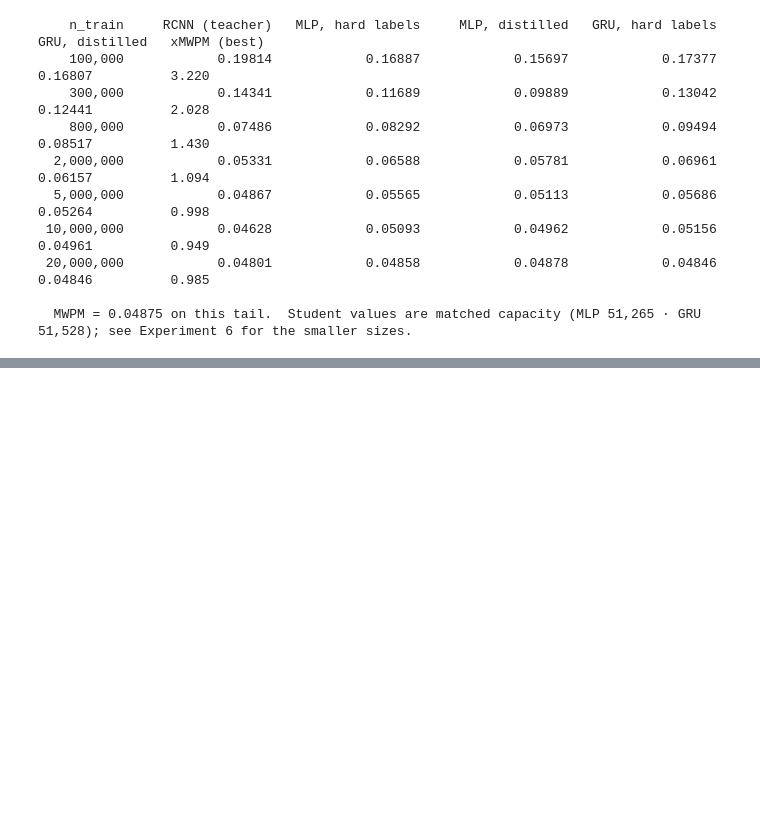
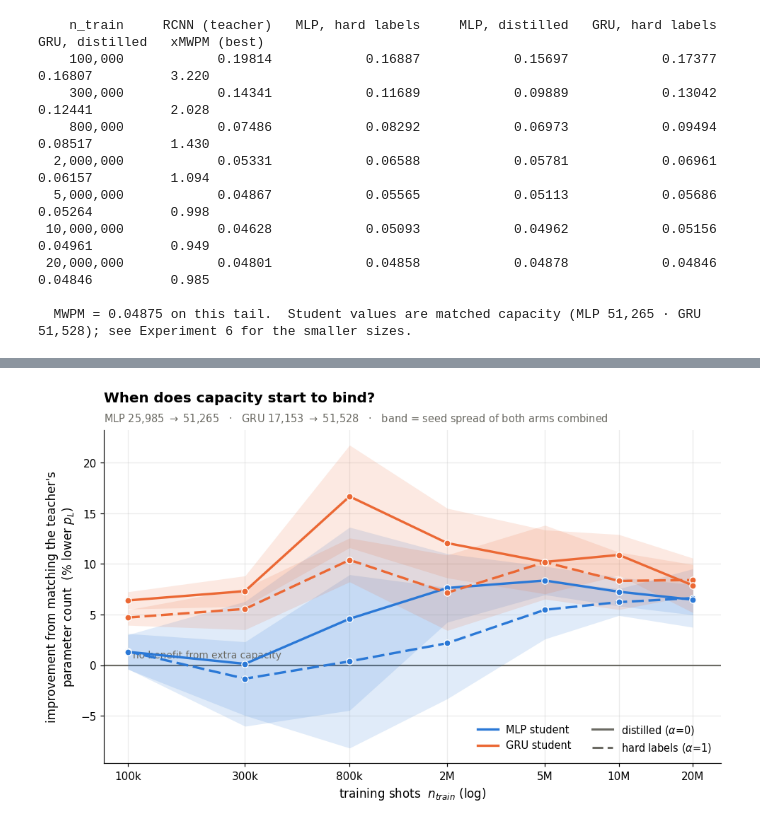
Before and after one commit to karriechey/FNAL-QCDecoding-FPGA, a Jupyter notebook: analysis_notebooks/EXPERIMENTS_LOG.ipynb, the cells around one changed output, grey strips where cells are left out. Saved outputs shown, nothing was run; the diff lists cells and outputs as text; code cells hidden in the pictures; blank space fills up the shorter version.

Commit message:
Add matched-capacity experiment and Experiment 7 figures

```diff
--- a/analysis_notebooks/EXPERIMENTS_LOG.ipynb
+++ b/analysis_notebooks/EXPERIMENTS_LOG.ipynb
@@ -867,3 +867,97 @@ saved -> ../figures/matched_capacity_ladder.pdf (+ .png)
  20,000,000            0.04801            0.04858            0.04878            0.04846            0.04846          0.985
 
   MWPM = 0.04875 on this tail.  Student values are matched capacity (MLP 51,265 · GRU 51,528); see Experiment 6 for the smaller sizes.
+# %%
+# Experiment 7, capacity gain — how much did matching the teacher's parameter count buy,
+# as a function of training-set size? Plotting the gain directly rather than overlaying
+# both ladders: the difference is the quantity of interest, and two ladders on one axes
+# is nine lines that bury it.
+import csv, glob, os, collections
+import numpy as np
+import matplotlib.pyplot as plt
+from matplotlib.lines import Line2D
+
+ROOT = os.path.join("..", "rcnn_threshold")
+C = {"mlp": "#2a78d6", "gru": "#eb6834"}
+GREY = "#6b6a63"
+
+def load(patterns):
+    """Group p_L by (student, alpha, n_train), one row per run across overlapping files."""
+    out, seen = collections.defaultdict(list), set()
+    for pat in patterns:
+        for f in sorted(glob.glob(os.path.join(ROOT, pat))):
+            for r in csv.DictReader(open(f)):
+                ident = (r["student"], r["alpha"], int(r["n_train"]), r["seed"])
+                if ident in seen:
+                    continue
+                seen.add(ident)
+                out[(r["student"], r["alpha"], int(r["n_train"]))].append(float(r["p_L"]))
+    return out
+
+small = load(["ladder_summary_pools_t200k_*.csv", "summary_20M_*.csv"])
+matched = load(["summary_matched_*.csv"])
+rungs = [100_000, 300_000, 800_000, 2_000_000, 5_000_000, 10_000_000, 20_000_000]
+
+fig, ax = plt.subplots(figsize=(9, 5.6))
+ax.axhline(0, color=GREY, lw=1.4, zorder=1)
+ax.annotate("no benefit from extra capacity", xy=(1.05e5, 0), xytext=(0, 5),
+            textcoords="offset points", color=GREY, fontsize=9, va="bottom")
+
+for arch in ("mlp", "gru"):
+    for alpha in ("1.0", "0.0"):
+        ls = "-" if alpha == "0.0" else (0, (5, 2))
+        gain, err = [], []
+        for n in rungs:
+            s = np.array(small[(arch, alpha, n)])
+            m = np.array(matched[(arch, alpha, n)])
+            gain.append(100 * (s.mean() - m.mean()) / s.mean())
+            # seed spread of both arms, propagated onto the relative difference
+            err.append(100 * np.hypot(s.std(ddof=1), m.std(ddof=1)) / s.mean())
+        gain, err = np.array(gain), np.array(err)
+        ax.plot(rungs, gain, color=C[arch], ls=ls, lw=2.2, marker="o", ms=6,
+                markeredgecolor="white", markeredgewidth=0.9, zorder=3)
+        ax.fill_between(rungs, gain - err, gain + err, color=C[arch], alpha=0.14,
+                        lw=0, zorder=2)
+
+ax.set_xscale("log")
+ax.set_xticks(rungs)
+ax.set_xticklabels(["100k", "300k", "800k", "2M", "5M", "10M", "20M"])
+ax.get_xaxis().set_minor_formatter(plt.NullFormatter())
+ax.tick_params(axis="x", which="minor", length=0)
+ax.tick_params(axis="both", which="major", labelsize=10)
+ax.set_xlim(8e4, 2.6e7)
+ax.set_xlabel("training shots  $n_{train}$ (log)")
+ax.set_ylabel("improvement from matching the teacher's\nparameter count  (% lower $p_L$)")
+ax.set_title("When does capacity start to bind?", fontweight="bold", loc="left",
+             pad=26, fontsize=13)
+ax.text(0, 1.015, "MLP 25,985 $\\rightarrow$ 51,265   ·   GRU 17,153 $\\rightarrow$ 51,528"
+                  "   ·   band = seed spread of both arms combined",
+        transform=ax.transAxes, fontsize=9.5, color=GREY, va="bottom")
+ax.grid(True, alpha=0.25)
+for side in ("top", "right"):
+    ax.spines[side].set_visible(False)
+
+handles = [Line2D([], [], color=C["mlp"], lw=2.2, label="MLP student"),
+           Line2D([], [], color=C["gru"], lw=2.2, label="GRU student"),
+           Line2D([], [], color=GREY, lw=2, ls="-", label="distilled ($\\alpha$=0)"),
+           Line2D([], [], color=GREY, lw=2, ls=(0, (5, 2)), label="hard labels ($\\alpha$=1)")]
+ax.legend(handles=handles, frameon=False, fontsize=9.5, loc="lower right", ncol=2)
+
+plt.tight_layout()
+FIGDIR = os.path.join("..", "figures")
+for ext in ("pdf", "png"):
+    fig.savefig(os.path.join(FIGDIR, f"capacity_gain.{ext}"), bbox_inches="tight", dpi=200)
+print(f"saved -> {os.path.join(FIGDIR, 'capacity_gain.pdf')} (+ .png)\n")
+plt.show()
+
+print(f"{'rung':>7} | " + " ".join(f"{a} {al:>5}" for a in ("mlp", "gru") for al in ("hard", "dist")))
+for n in rungs:
+    cells = []
+    for arch in ("mlp", "gru"):
+        for alpha in ("1.0", "0.0"):
+            s = np.mean(small[(arch, alpha, n)])
+            m = np.mean(matched[(arch, alpha, n)])
+            cells.append(f"{100 * (s - m) / s:>9.1f}%")
+    print(f"{n // 1000:>6}k | " + " ".join(cells))
+print("\n  Negative = the larger model did worse, on the same fixed 50-epoch budget.")
+# %% [output]
@@ -869,0 +965 @@ saved -> ../figures/matched_capacity_ladder.pdf (+ .png)
+[figure, added]
```
Also changed, not shown: parts of 1 cell of this notebook, 11 other files.
